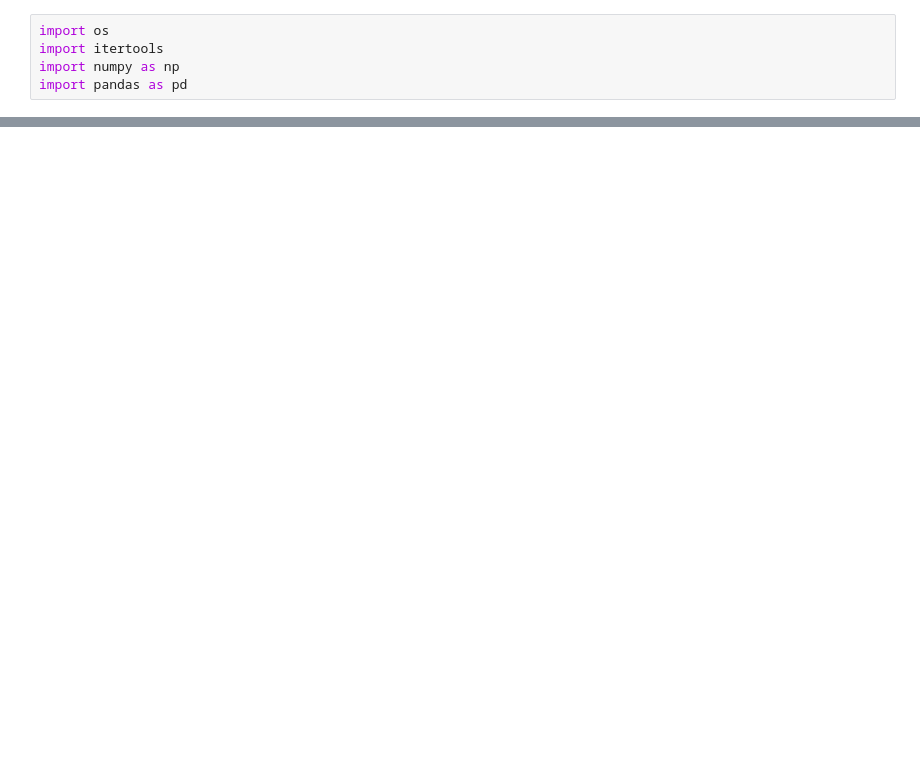
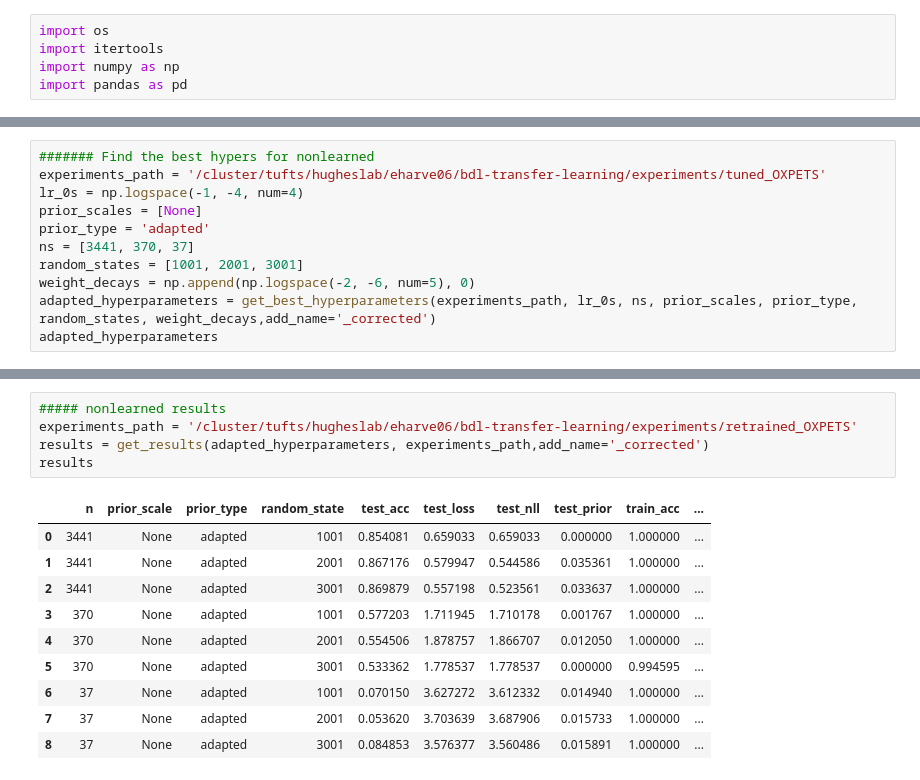
Before and after one commit to tufts-ml/bdl-transfer-learning, a Jupyter notebook: notebooks/OXPETS.ipynb, the cells around one changed output, grey strips where cells are left out. Cells and saved outputs as stored; diff of their text form; blank space fills up the shorter version.

```diff
--- a/notebooks/OXPETS.ipynb
+++ b/notebooks/OXPETS.ipynb
@@ -213,0 +333,11 @@ grouped_results[['n', 'prior_type', 'test_acc_mean', 'test_acc_min', 'test_acc_m
+# %%
+####### Find the best hypers for nonlearned
+experiments_path = '/cluster/tufts/hugheslab/eharve06/bdl-transfer-learning/experiments/tuned_OXPETS'
+lr_0s = np.logspace(-1, -4, num=4)
+prior_scales = [None]
+prior_type = 'adapted'
+ns = [3441, 370, 37]
+random_states = [1001, 2001, 3001]
+weight_decays = np.append(np.logspace(-2, -6, num=5), 0)
+adapted_hyperparameters = get_best_hyperparameters(experiments_path, lr_0s, ns, prior_scales, prior_type, random_states, weight_decays,add_name='_corrected')
+adapted_hyperparameters
@@ -213,0 +425,16 @@ grouped_results[['n', 'prior_type', 'test_acc_mean', 'test_acc_min', 'test_acc_m
+# %%
+##### nonlearned results
+experiments_path = '/cluster/tufts/hugheslab/eharve06/bdl-transfer-learning/experiments/retrained_OXPETS'
+results = get_results(adapted_hyperparameters, experiments_path,add_name='_corrected')
+results
+# %% [output]
+|  | n | prior_scale | prior_type | random_state | test_acc | test_loss | test_nll | test_prior | train_acc | ... |
+| 0 | 3441 | None | adapted | 1001 | 0.854081 | 0.659033 | 0.659033 | 0.000000 | 1.000000 | ... |
+| 1 | 3441 | None | adapted | 2001 | 0.867176 | 0.579947 | 0.544586 | 0.035361 | 1.000000 | ... |
+| 2 | 3441 | None | adapted | 3001 | 0.869879 | 0.557198 | 0.523561 | 0.033637 | 1.000000 | ... |
+| 3 | 370 | None | adapted | 1001 | 0.577203 | 1.711945 | 1.710178 | 0.001767 | 1.000000 | ... |
+| 4 | 370 | None | adapted | 2001 | 0.554506 | 1.878757 | 1.866707 | 0.012050 | 1.000000 | ... |
+| 5 | 370 | None | adapted | 3001 | 0.533362 | 1.778537 | 1.778537 | 0.000000 | 0.994595 | ... |
+| 6 | 37 | None | adapted | 1001 | 0.070150 | 3.627272 | 3.612332 | 0.014940 | 1.000000 | ... |
+| 7 | 37 | None | adapted | 2001 | 0.053620 | 3.703639 | 3.687906 | 0.015733 | 1.000000 | ... |
+| 8 | 37 | None | adapted | 3001 | 0.084853 | 3.576377 | 3.560486 | 0.015891 | 1.000000 | ... |
```
Also changed, not shown: parts of 33 cells of this notebook.
